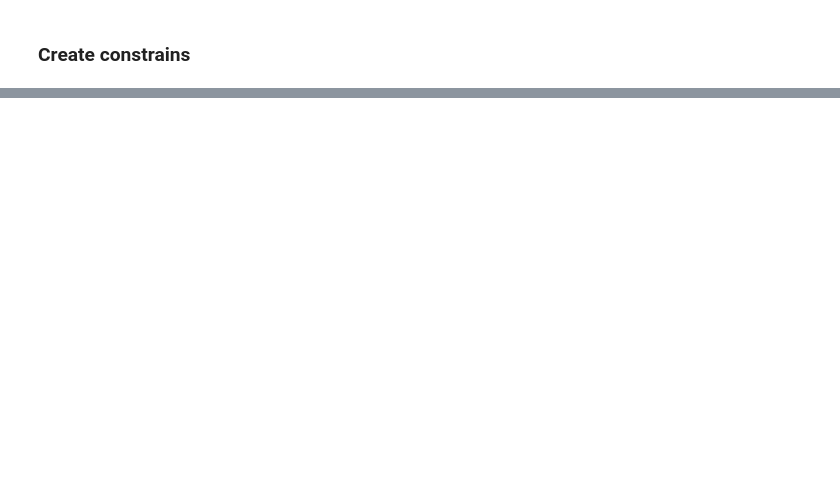
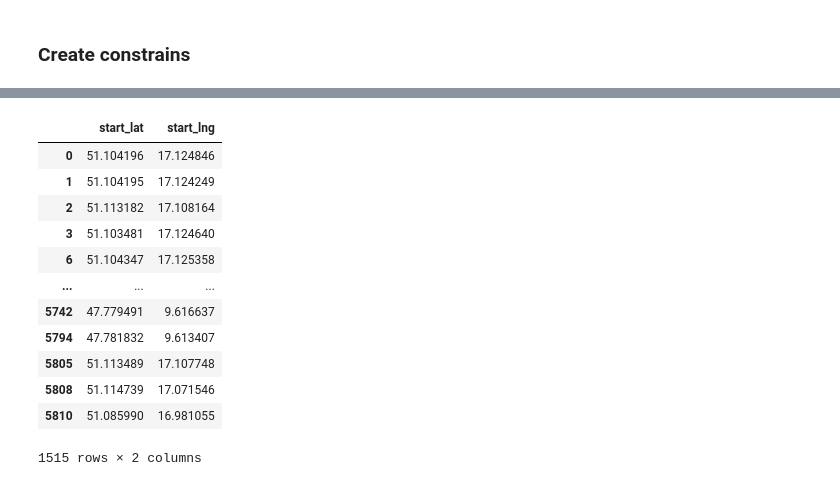
Before and after one commit to lowickib/Strava-Analytics, a Jupyter notebook: 2_Silver_Layer.ipynb, the cells around one changed output, grey strips where cells are left out. Cells and saved outputs as stored; diff of their text form; code cells hidden in the pictures; blank space fills up the shorter version.

```diff
--- a/2_Silver_Layer.ipynb
+++ b/2_Silver_Layer.ipynb
@@ -1295,0 +1214,16 @@ with engine.begin() as conn:
+# %%
+segments_df[['start_lat', 'start_lng']]
+# %% [output]
+|  | start_lat | start_lng |
+| 0 | 51.104196 | 17.124846 |
+| 1 | 51.104195 | 17.124249 |
+| 2 | 51.113182 | 17.108164 |
+| 3 | 51.103481 | 17.124640 |
+| 6 | 51.104347 | 17.125358 |
+| ... | ... | ... |
+| 5742 | 47.779491 | 9.616637 |
+| 5794 | 47.781832 | 9.613407 |
+| 5805 | 51.113489 | 17.107748 |
+| 5808 | 51.114739 | 17.071546 |
+| 5810 | 51.085990 | 16.981055 |
+1515 rows × 2 columns
```
Also changed, not shown: parts of 30 cells of this notebook, 2 other files.
